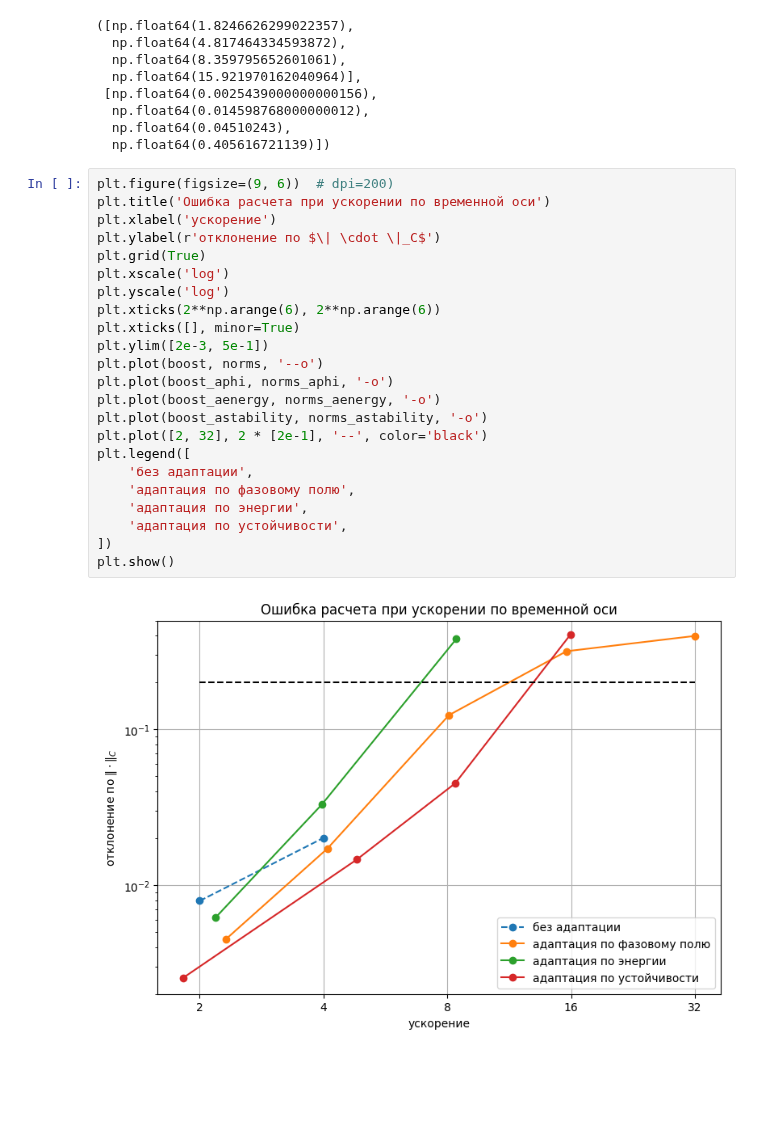
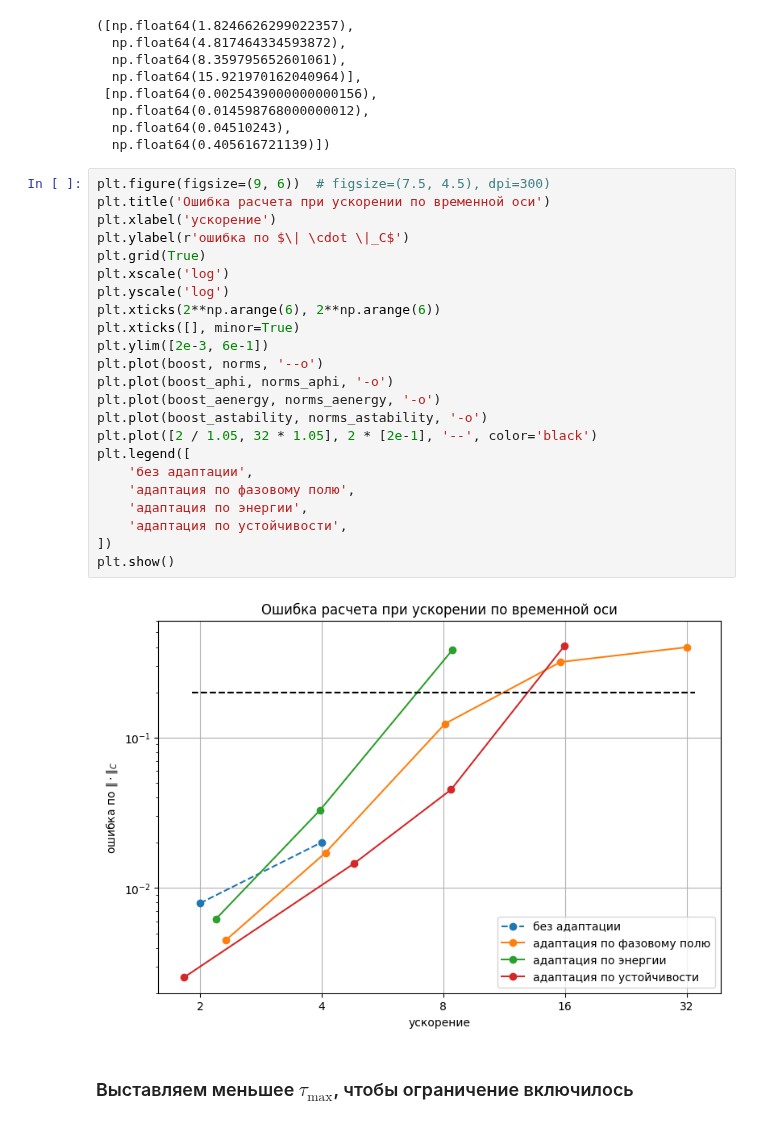
Before and after one commit to ponomarevandr/disruption, a Jupyter notebook: model_tuning/experiments/time_step_precise/adaptation_birth_precise.ipynb, the cells around one changed output. Saved outputs shown, nothing was run; the diff lists cells and outputs as text; blank space fills up the shorter version.

```diff
--- a/model_tuning/experiments/time_step_precise/adaptation_birth_precise.ipynb
+++ b/model_tuning/experiments/time_step_precise/adaptation_birth_precise.ipynb
@@ -89,27 +94,29 @@ boost_astability, norms_astability
   np.float64(0.04510243),
   np.float64(0.405616721139)])
 # %%
-plt.figure(figsize=(9, 6))  # dpi=200)
+plt.figure(figsize=(9, 6))  # figsize=(7.5, 4.5), dpi=300)
 plt.title('Ошибка расчета при ускорении по временной оси')
 plt.xlabel('ускорение')
-plt.ylabel(r'отклонение по $\| \cdot \|_C$')
+plt.ylabel(r'ошибка по $\| \cdot \|_C$')
 plt.grid(True)
 plt.xscale('log')
 plt.yscale('log')
 plt.xticks(2**np.arange(6), 2**np.arange(6))
 plt.xticks([], minor=True)
-plt.ylim([2e-3, 5e-1])
+plt.ylim([2e-3, 6e-1])
 plt.plot(boost, norms, '--o')
 plt.plot(boost_aphi, norms_aphi, '-o')
 plt.plot(boost_aenergy, norms_aenergy, '-o')
 plt.plot(boost_astability, norms_astability, '-o')
-plt.plot([2, 32], 2 * [2e-1], '--', color='black')
+plt.plot([2 / 1.05, 32 * 1.05], 2 * [2e-1], '--', color='black')
 plt.legend([
     'без адаптации',
     'адаптация по фазовому полю',
     'адаптация по энергии',
     'адаптация по устойчивости',
 ])
 plt.show()
 # %% [output]
-[figure, old version]
+[figure, new version]
+# %% [markdown]
+### Выставляем меньшее $\tau_{\max}$, чтобы ограничение включилось
```
Also changed, not shown: parts of 10 cells of this notebook, 23 other files.
